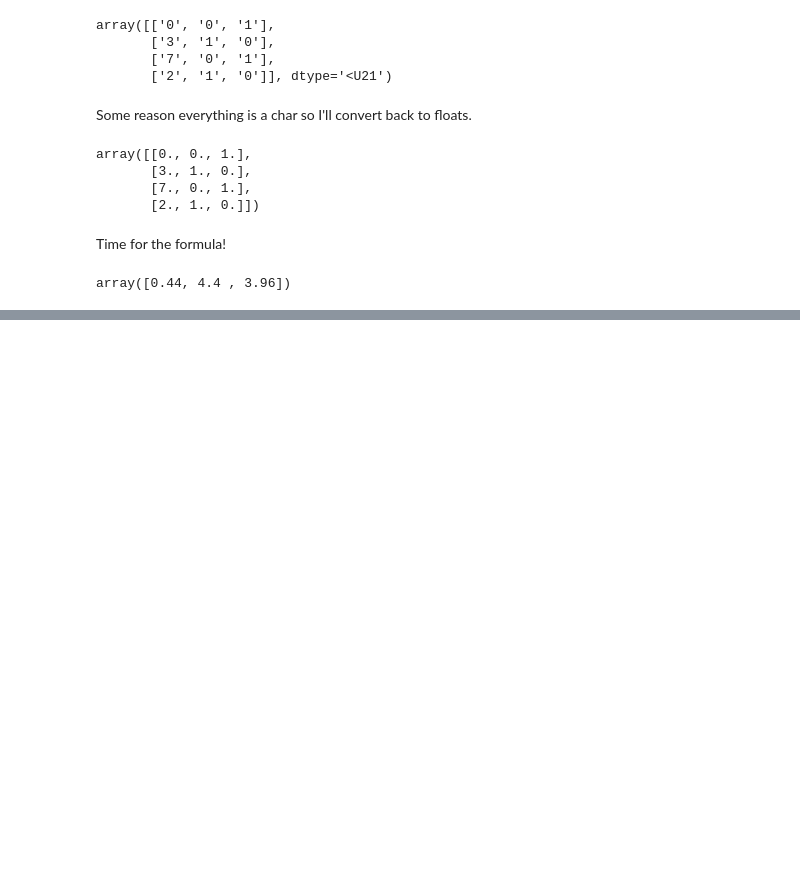
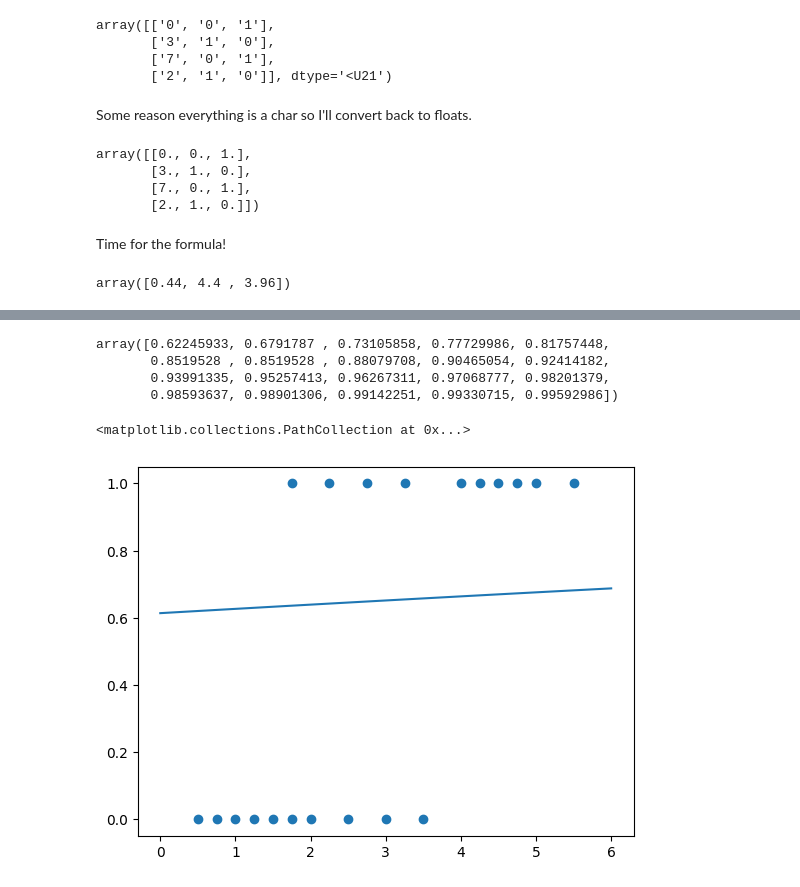
Before and after one commit to nurfnick/Operations_Research, a Jupyter notebook: ChapterRegression.ipynb, the cells around one changed output, grey strips where cells are left out. Drawn from its saved outputs; the diff is of its cells as text; code cells hidden in the pictures; blank space fills up the shorter version.

```diff
--- a/ChapterRegression.ipynb
+++ b/ChapterRegression.ipynb
@@ -215,0 +288,21 @@ Interpreting this insists that slope for numeric is 0.44 but if you have a 'no'
+# %%
+trans(np.array(x))
+# %% [output]
+array([0.62245933, 0.6791787 , 0.73105858, 0.77729986, 0.81757448,
+       0.8519528 , 0.8519528 , 0.88079708, 0.90465054, 0.92414182,
+       0.93991335, 0.95257413, 0.96267311, 0.97068777, 0.98201379,
+       0.98593637, 0.98901306, 0.99142251, 0.99330715, 0.99592986])
+# %%
+linreg = stats.linregress(x,trans(np.array(y)))
+
+def probability(x):
+  return 1/(1+np.exp(-linreg.slope*x-linreg.intercept))
+
+xs = np.linspace(0,6,100)
+ys = probability(xs)
+
+plt.plot(xs,ys)
+plt.scatter(x,y)
+# %% [output]
+<matplotlib.collections.PathCollection at 0x...>
+[figure, added]
```
Also changed, not shown: parts of 14 cells of this notebook.
